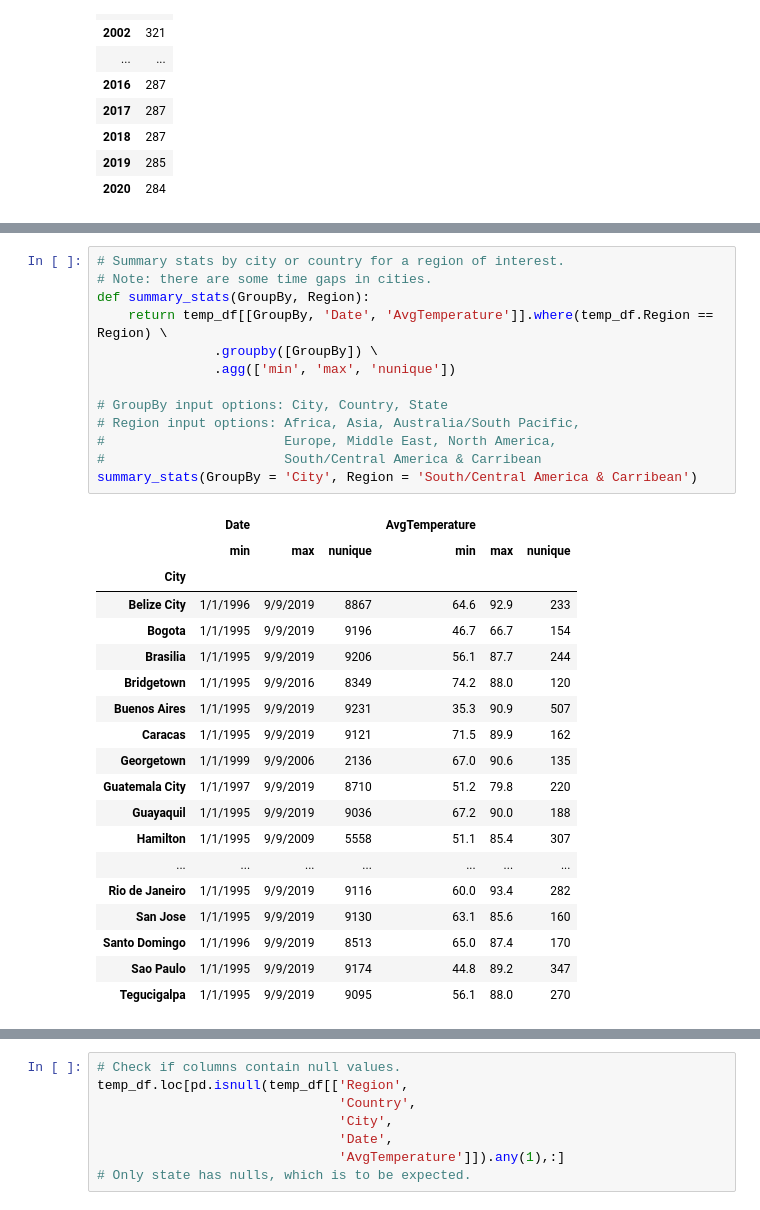
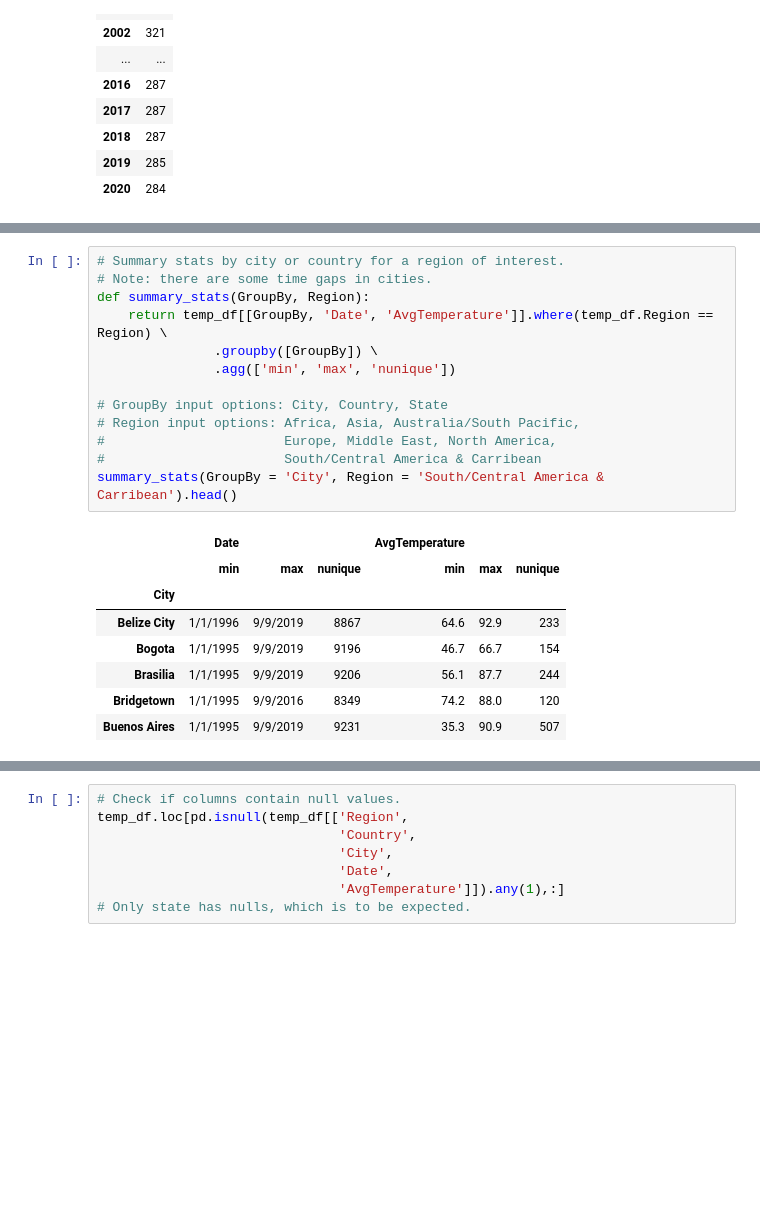
Before and after one commit to DonDuPontII/Data-Engineering-Udacity-Projects, a Jupyter notebook: Capstone-Project.ipynb, the cells around one changed output, grey strips where cells are left out. Cells and saved outputs as stored; diff of their text form; blank space fills up the shorter version.

```diff
--- a/Capstone-Project.ipynb
+++ b/Capstone-Project.ipynb
@@ -188,33 +185,22 @@ duplicate.head(20)
 # %%
 # Summary stats by city or country for a region of interest.
 # Note: there are some time gaps in cities.
 def summary_stats(GroupBy, Region):
     return temp_df[[GroupBy, 'Date', 'AvgTemperature']].where(temp_df.Region == Region) \
                .groupby([GroupBy]) \
                .agg(['min', 'max', 'nunique'])
 
 # GroupBy input options: City, Country, State
 # Region input options: Africa, Asia, Australia/South Pacific,
 #                       Europe, Middle East, North America,
 #                       South/Central America & Carribean
-summary_stats(GroupBy = 'City', Region = 'South/Central America & Carribean')
+summary_stats(GroupBy = 'City', Region = 'South/Central America & Carribean').head()
 # %% [output]
 |  | Date |  |  | AvgTemperature |  |  |
 |  | min | max | nunique | min | max | nunique |
 | City |  |  |  |  |  |  |
 | Belize City | 1/1/1996 | 9/9/2019 | 8867 | 64.6 | 92.9 | 233 |
 | Bogota | 1/1/1995 | 9/9/2019 | 9196 | 46.7 | 66.7 | 154 |
 | Brasilia | 1/1/1995 | 9/9/2019 | 9206 | 56.1 | 87.7 | 244 |
 | Bridgetown | 1/1/1995 | 9/9/2016 | 8349 | 74.2 | 88.0 | 120 |
 | Buenos Aires | 1/1/1995 | 9/9/2019 | 9231 | 35.3 | 90.9 | 507 |
-| Caracas | 1/1/1995 | 9/9/2019 | 9121 | 71.5 | 89.9 | 162 |
-| Georgetown | 1/1/1999 | 9/9/2006 | 2136 | 67.0 | 90.6 | 135 |
-| Guatemala City | 1/1/1997 | 9/9/2019 | 8710 | 51.2 | 79.8 | 220 |
-| Guayaquil | 1/1/1995 | 9/9/2019 | 9036 | 67.2 | 90.0 | 188 |
-| Hamilton | 1/1/1995 | 9/9/2009 | 5558 | 51.1 | 85.4 | 307 |
-| ... | ... | ... | ... | ... | ... | ... |
-| Rio de Janeiro | 1/1/1995 | 9/9/2019 | 9116 | 60.0 | 93.4 | 282 |
-| San Jose | 1/1/1995 | 9/9/2019 | 9130 | 63.1 | 85.6 | 160 |
-| Santo Domingo | 1/1/1996 | 9/9/2019 | 8513 | 65.0 | 87.4 | 170 |
-| Sao Paulo | 1/1/1995 | 9/9/2019 | 9174 | 44.8 | 89.2 | 347 |
-| Tegucigalpa | 1/1/1995 | 9/9/2019 | 9095 | 56.1 | 88.0 | 270 |
```
Also changed, not shown: parts of 28 cells of this notebook.
